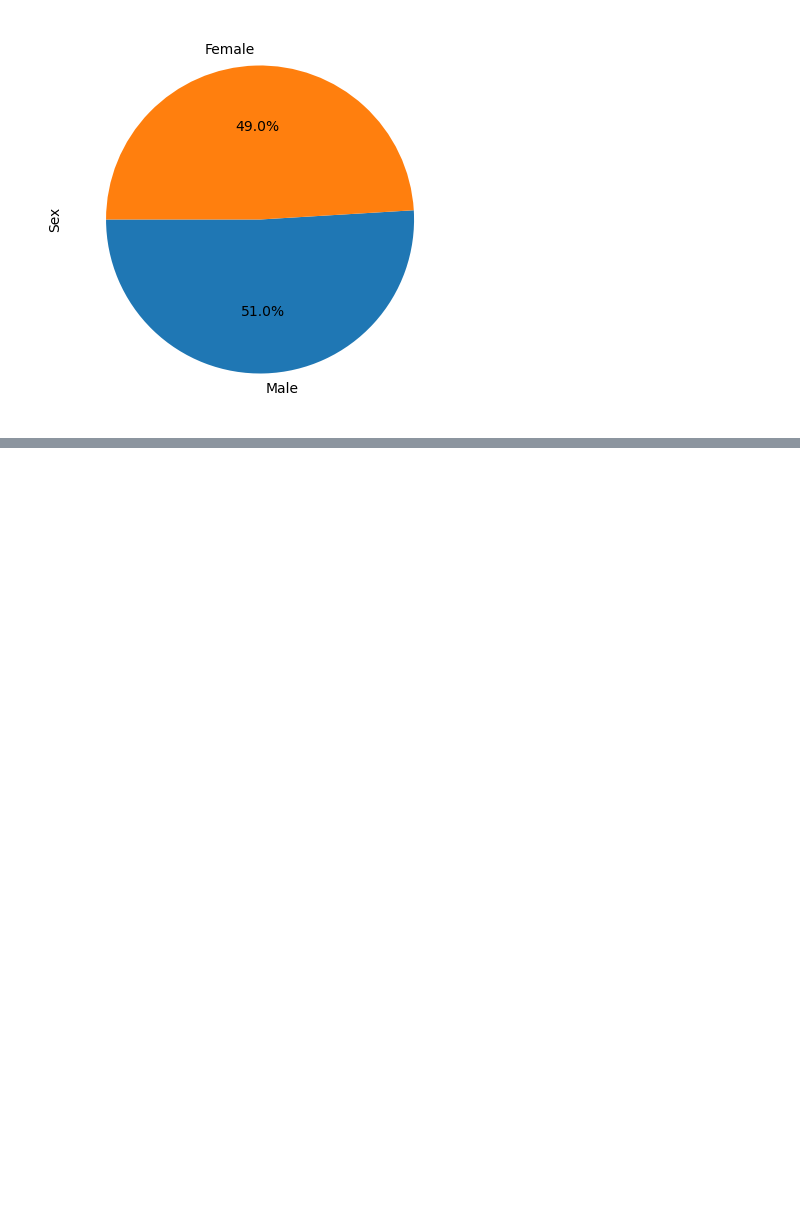
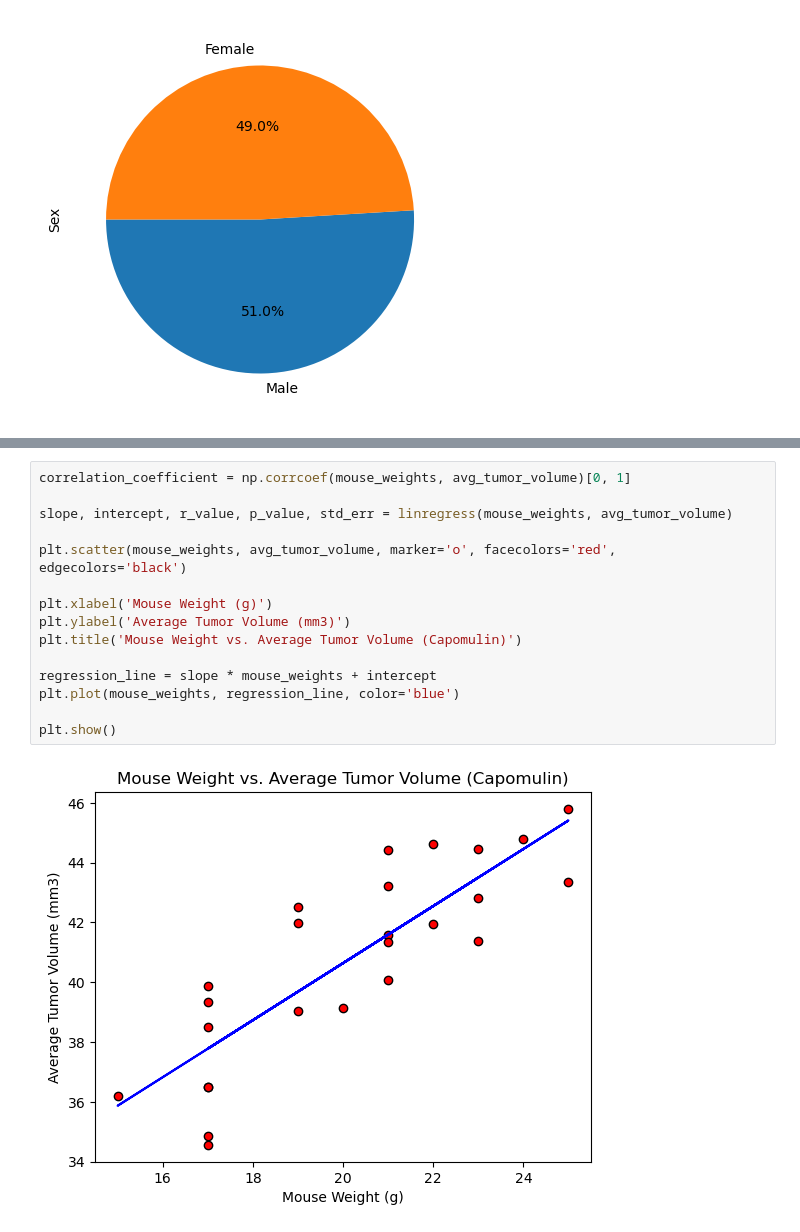
Before and after one commit to guoya35/Pymaceuticals-, a Jupyter notebook: Pymaceuticals .ipynb, the cells around one changed output, grey strips where cells are left out. Drawn from its saved outputs; the diff is of its cells as text; blank space fills up the shorter version.

```diff
--- a/Pymaceuticals .ipynb
+++ b/Pymaceuticals .ipynb
@@ -116,0 +220,17 @@ Ceftamin_data = cleaned_data.loc[cleaned_data["Drug Regimen"] == "Ceftamin", :]
+# %%
+correlation_coefficient = np.corrcoef(mouse_weights, avg_tumor_volume)[0, 1]
+
+slope, intercept, r_value, p_value, std_err = linregress(mouse_weights, avg_tumor_volume)
+
+plt.scatter(mouse_weights, avg_tumor_volume, marker='o', facecolors='red', edgecolors='black')
+
+plt.xlabel('Mouse Weight (g)')
+plt.ylabel('Average Tumor Volume (mm3)')
+plt.title('Mouse Weight vs. Average Tumor Volume (Capomulin)')
+
+regression_line = slope * mouse_weights + intercept
+plt.plot(mouse_weights, regression_line, color='blue')
+
+plt.show()
+# %% [output]
+[figure, added]
```
Also changed, not shown: parts of 7 cells of this notebook, 1 other file.
